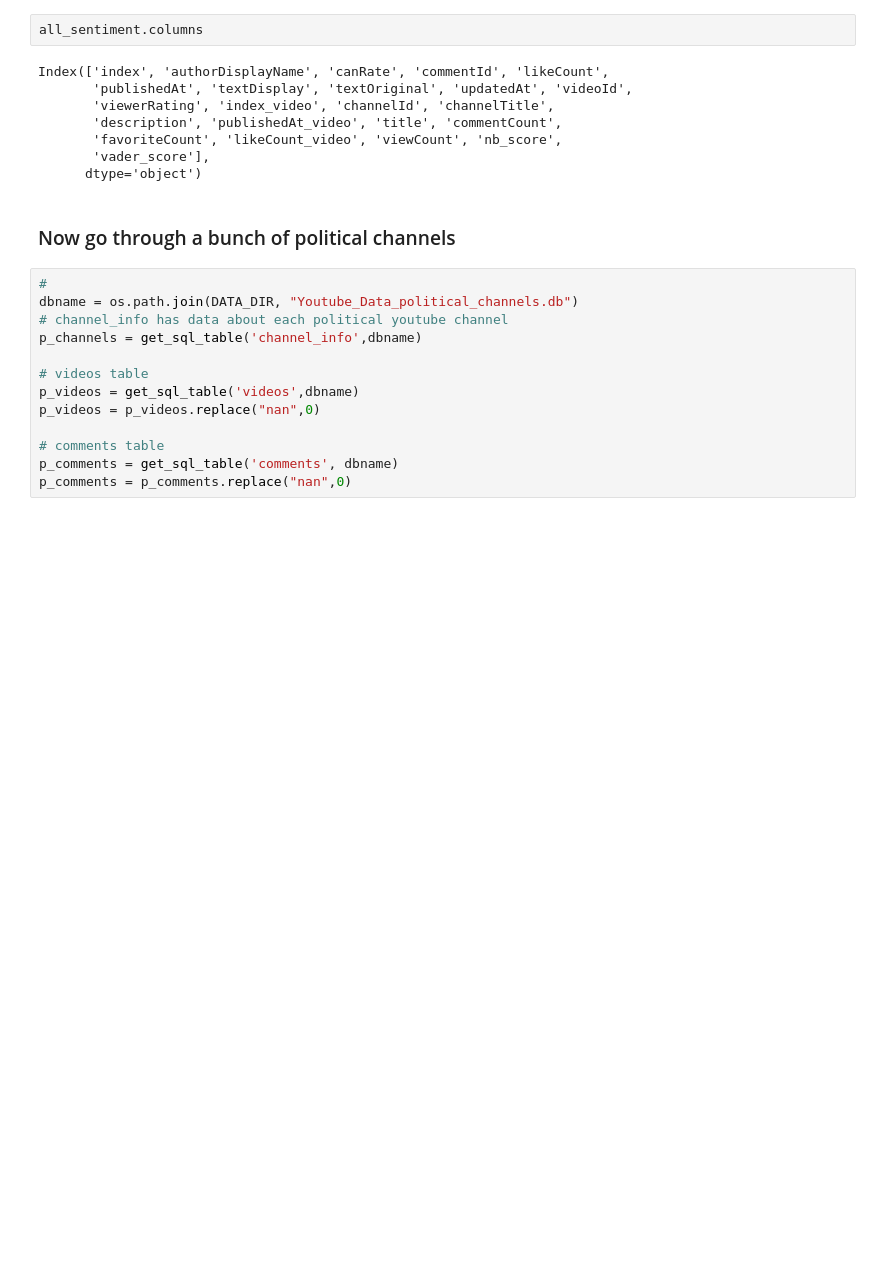
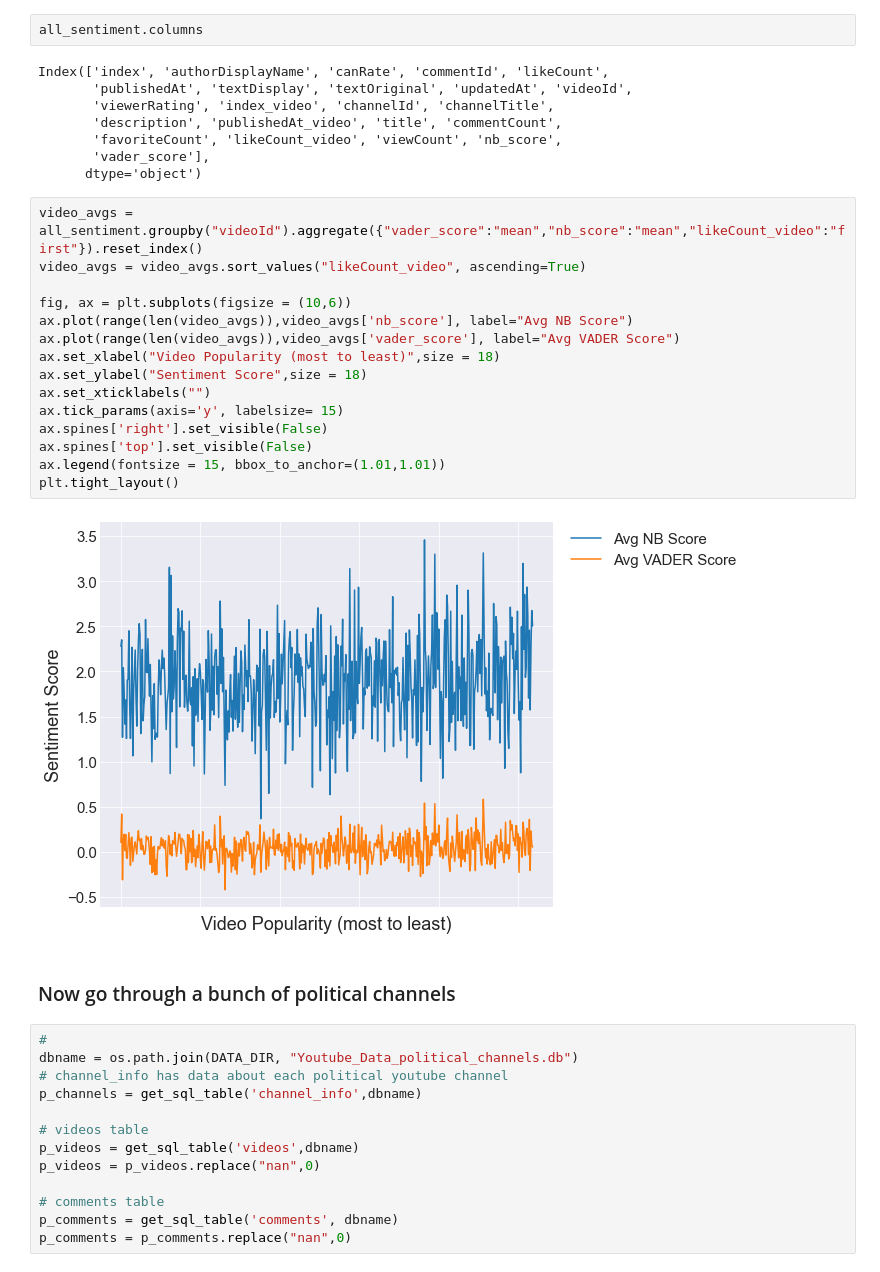
Before and after one commit to keaturner55/yt-comments-practicum, a Jupyter notebook: yt_comment_analysis.ipynb, the cells around one changed output. Saved outputs shown, nothing was run; the diff lists cells and outputs as text; blank space fills up the shorter version.

```diff
--- a/yt_comment_analysis.ipynb
+++ b/yt_comment_analysis.ipynb
@@ -383,6 +385,23 @@ Index(['index', 'authorDisplayName', 'canRate', 'commentId', 'likeCount',
        'favoriteCount', 'likeCount_video', 'viewCount', 'nb_score',
        'vader_score'],
       dtype='object')
+# %%
+video_avgs = all_sentiment.groupby("videoId").aggregate({"vader_score":"mean","nb_score":"mean","likeCount_video":"first"}).reset_index()
+video_avgs = video_avgs.sort_values("likeCount_video", ascending=True)
+
+fig, ax = plt.subplots(figsize = (10,6))
+ax.plot(range(len(video_avgs)),video_avgs['nb_score'], label="Avg NB Score")
+ax.plot(range(len(video_avgs)),video_avgs['vader_score'], label="Avg VADER Score")
+ax.set_xlabel("Video Popularity (most to least)",size = 18)
+ax.set_ylabel("Sentiment Score",size = 18)
+ax.set_xticklabels("")
+ax.tick_params(axis='y', labelsize= 15)
+ax.spines['right'].set_visible(False)
+ax.spines['top'].set_visible(False)
+ax.legend(fontsize = 15, bbox_to_anchor=(1.01,1.01))
+plt.tight_layout()
+# %% [output]
+[figure, added]
 # %% [markdown]
 ### Now go through a bunch of political channels
 # %%
```
Also changed, not shown: parts of 15 cells of this notebook.
